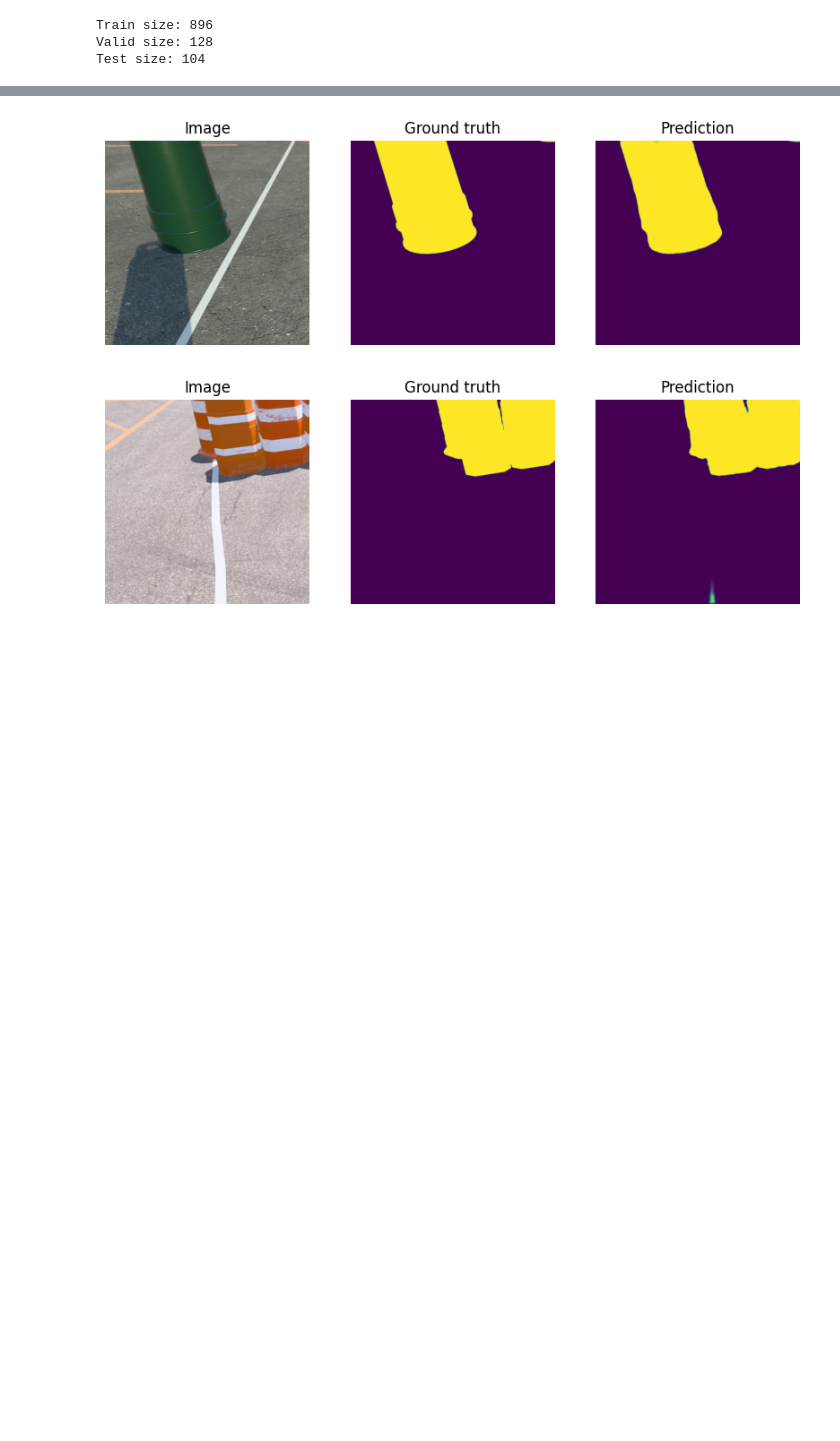
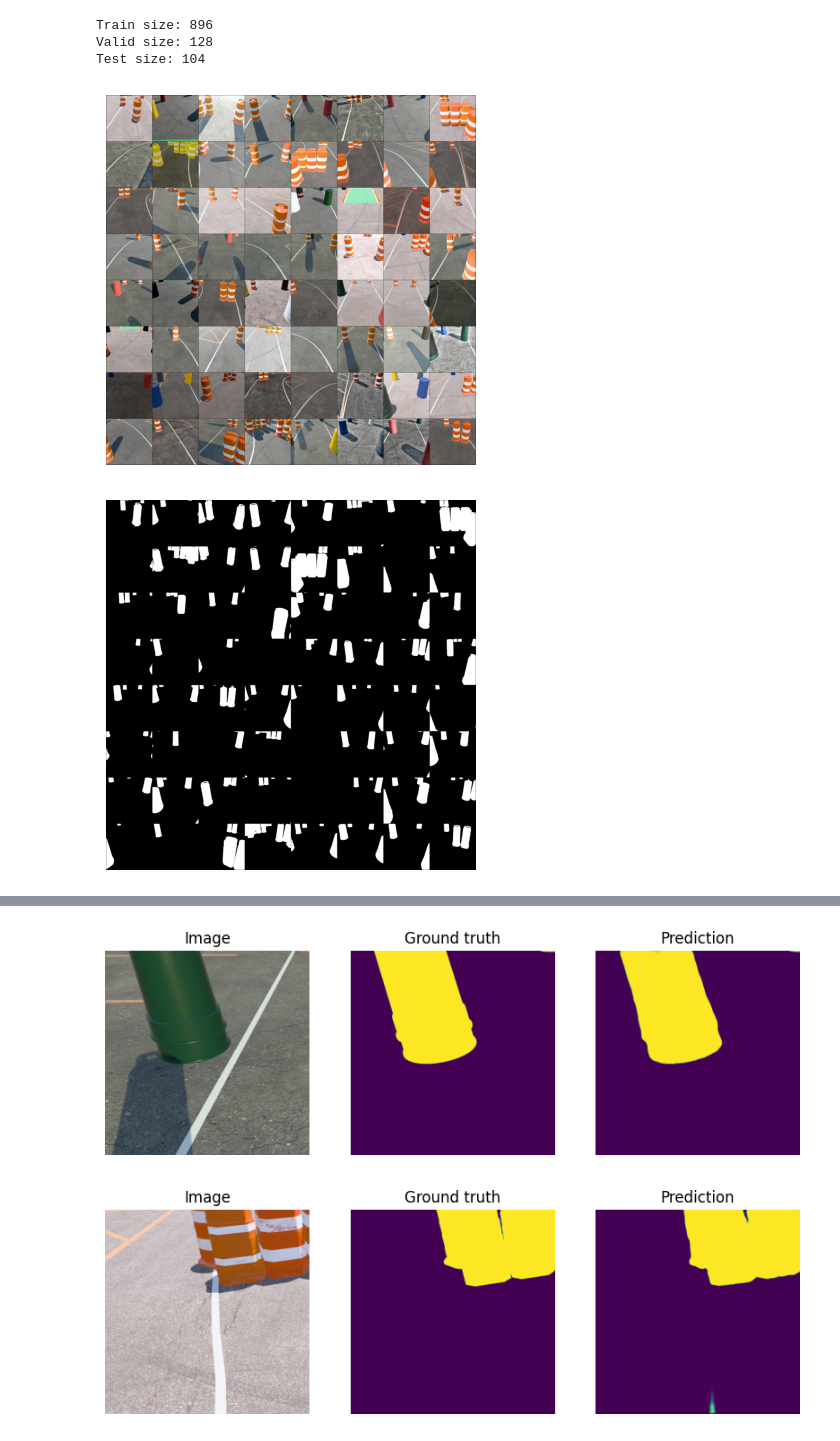
Before and after one commit to Nico0302/IGVC, a Jupyter notebook: src/trainV2.ipynb, the cells around one changed output, grey strips where cells are left out. Cells and saved outputs as stored; diff of their text form; code cells hidden in the pictures; blank space fills up the shorter version.

```diff
--- a/src/trainV2.ipynb
+++ b/src/trainV2.ipynb
@@ -33,6 +33,30 @@ test_dataloader = DataLoader(
 Train size: 896
 Valid size: 128
 Test size: 104
+# %%
+from torchvision import utils
+
+# Helper function for inline image display
+def matplotlib_imshow(img):
+    plt.imshow(img.permute(1, 2, 0))
+
+dataiter = iter(train_dataloader)
+item = next(dataiter)
+images = item["image"]
+labels = item["mask"]
+
+# Create a grid from the images and show them
+img_grid = utils.make_grid(images)
+mask_grid = utils.make_grid(labels)
+matplotlib_imshow(img_grid)
+plt.axis("off")
+plt.show()
+matplotlib_imshow(mask_grid)
+plt.axis("off")
+plt.show()
+# %% [output]
+[figure, added]
+[figure, added]
 # %%
 # lets look at some samples
 
```
Also changed, not shown: parts of 4 cells of this notebook, 9 other files.
